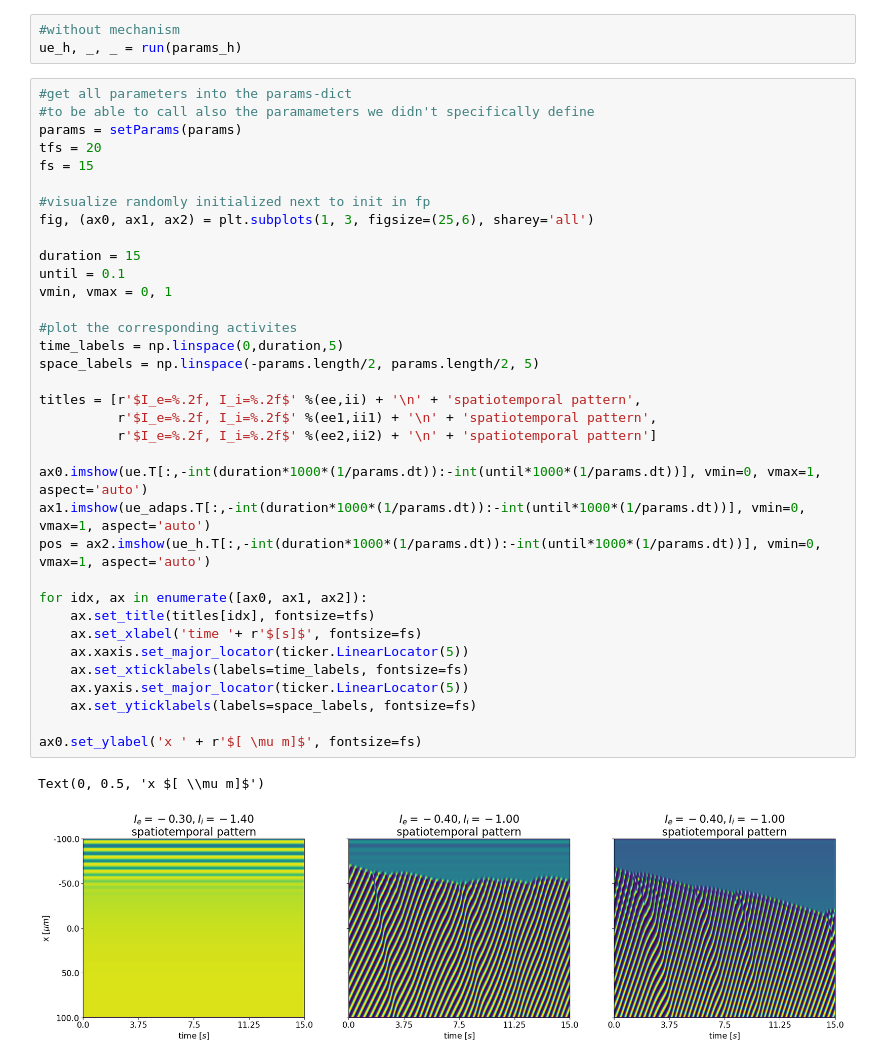
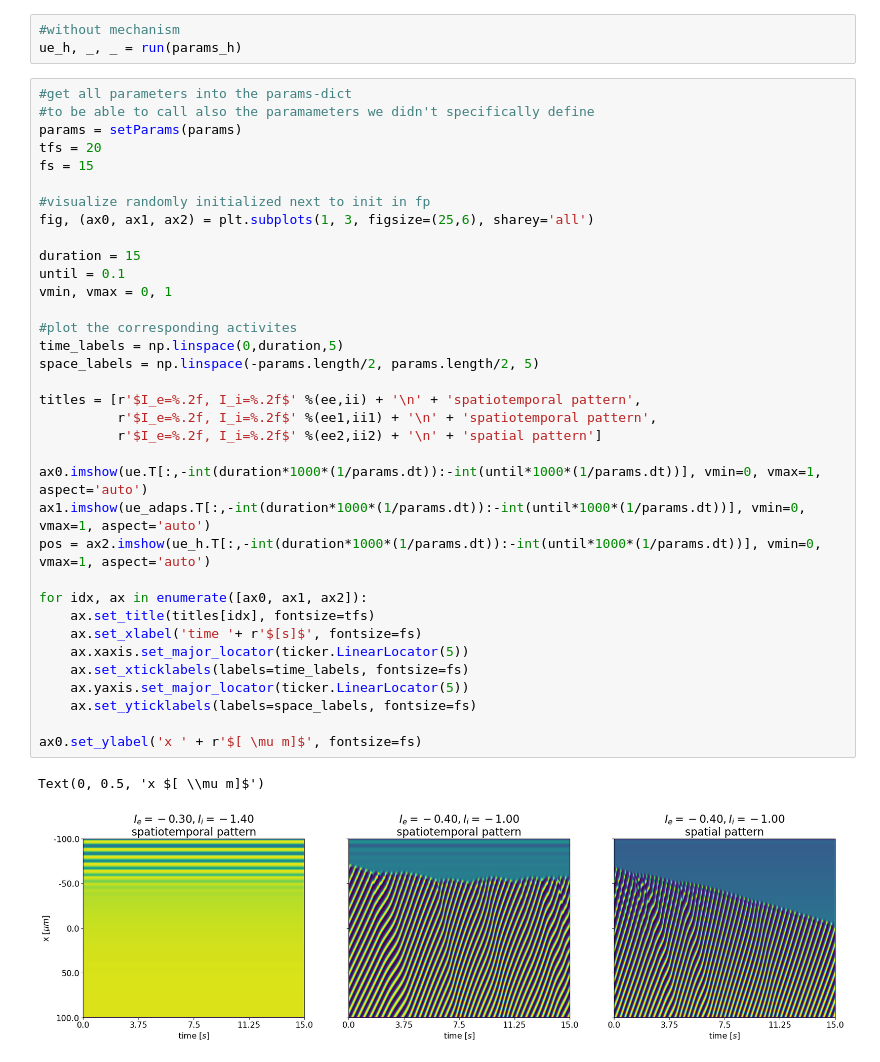
Before and after one commit to ronja-roevardotter/gradient-model, a Jupyter notebook: notebooks/test_initialisation.ipynb, the cells around one changed output. Drawn from its saved outputs; the diff is of its cells as text.

```diff
--- a/notebooks/test_initialisation.ipynb
+++ b/notebooks/test_initialisation.ipynb
@@ -159,32 +153,32 @@ fs = 15
 
 #visualize randomly initialized next to init in fp
 fig, (ax0, ax1, ax2) = plt.subplots(1, 3, figsize=(25,6), sharey='all')
 
 duration = 15
 until = 0.1
 vmin, vmax = 0, 1
 
 #plot the corresponding activites
 time_labels = np.linspace(0,duration,5)
 space_labels = np.linspace(-params.length/2, params.length/2, 5)
 
 titles = [r'$I_e=%.2f, I_i=%.2f$' %(ee,ii) + '\n' + 'spatiotemporal pattern',
           r'$I_e=%.2f, I_i=%.2f$' %(ee1,ii1) + '\n' + 'spatiotemporal pattern',
-          r'$I_e=%.2f, I_i=%.2f$' %(ee2,ii2) + '\n' + 'spatiotemporal pattern']
+          r'$I_e=%.2f, I_i=%.2f$' %(ee2,ii2) + '\n' + 'spatial pattern']
 
 ax0.imshow(ue.T[:,-int(duration*1000*(1/params.dt)):-int(until*1000*(1/params.dt))], vmin=0, vmax=1, aspect='auto')
 ax1.imshow(ue_adaps.T[:,-int(duration*1000*(1/params.dt)):-int(until*1000*(1/params.dt))], vmin=0, vmax=1, aspect='auto')
 pos = ax2.imshow(ue_h.T[:,-int(duration*1000*(1/params.dt)):-int(until*1000*(1/params.dt))], vmin=0, vmax=1, aspect='auto')
 
 for idx, ax in enumerate([ax0, ax1, ax2]):
     ax.set_title(titles[idx], fontsize=tfs)
     ax.set_xlabel('time '+ r'$[s]$', fontsize=fs)
     ax.xaxis.set_major_locator(ticker.LinearLocator(5))
     ax.set_xticklabels(labels=time_labels, fontsize=fs)
     ax.yaxis.set_major_locator(ticker.LinearLocator(5))
     ax.set_yticklabels(labels=space_labels, fontsize=fs)
 
 ax0.set_ylabel('x ' + r'$[ \mu m]$', fontsize=fs)
 # %% [output]
 Text(0, 0.5, 'x $[ \\mu m]$')
-[figure, old version]
+[figure, new version]
```
Also changed, not shown: parts of 1 cell of this notebook.
